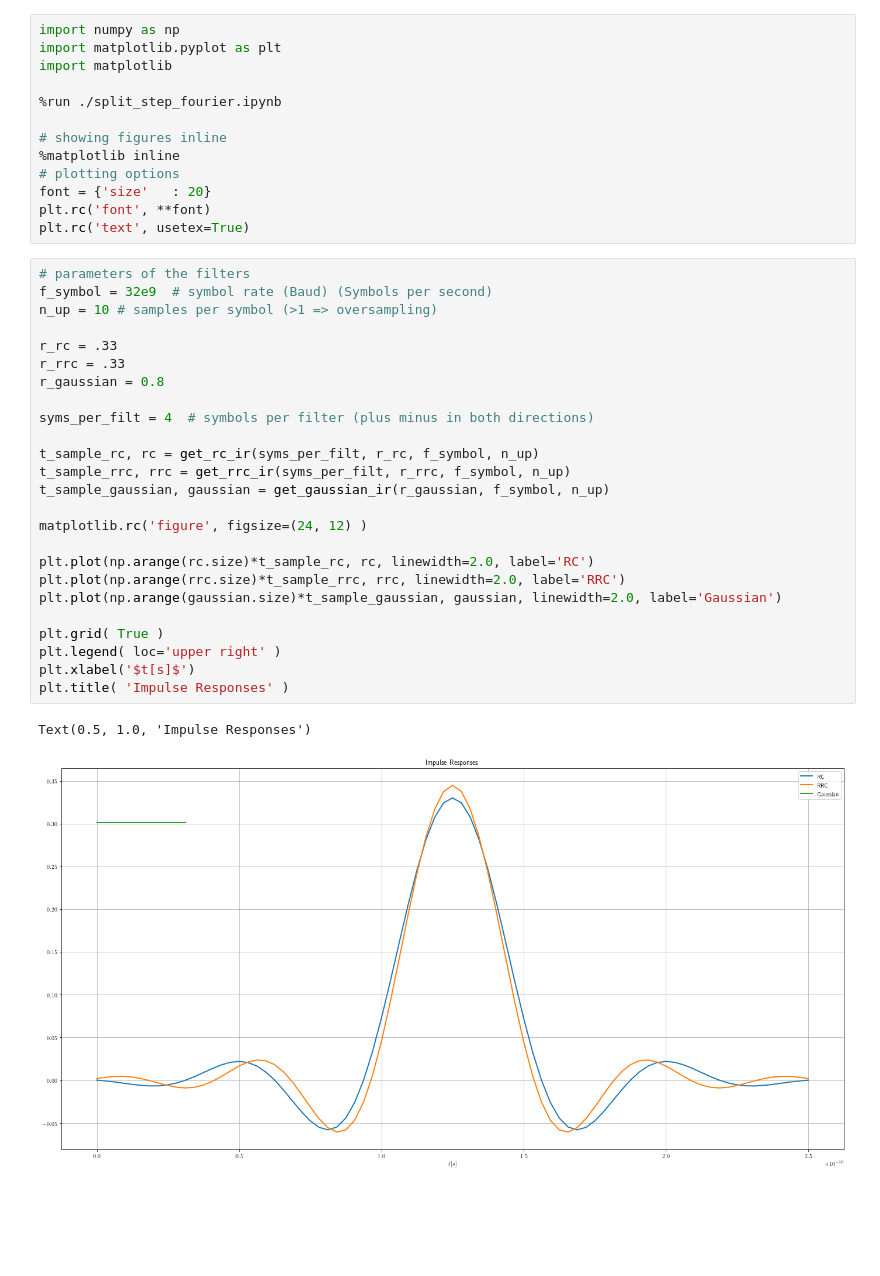
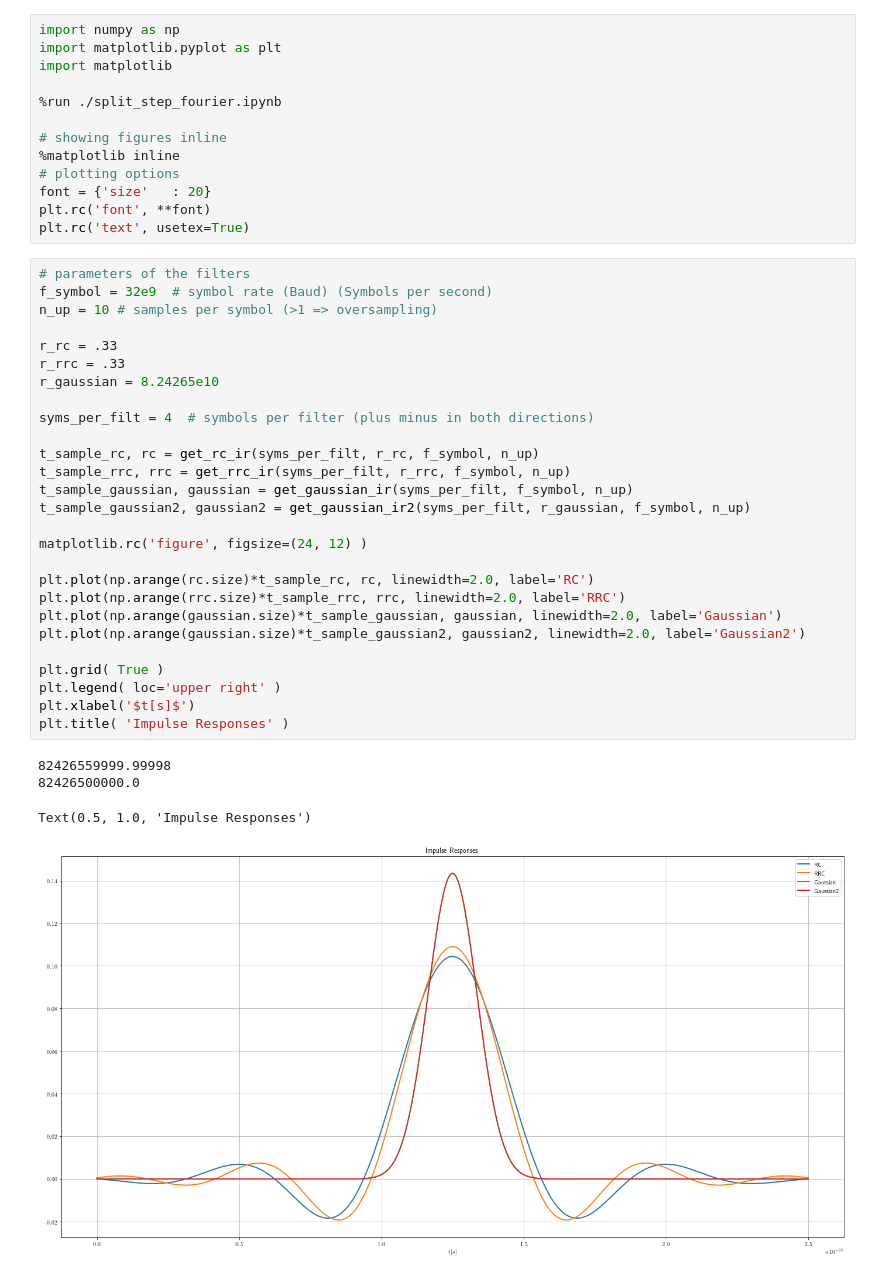
Before and after one commit to domrim/bachelorarbeit-code, a Jupyter notebook: jupyter-notebooks/tests.ipynb, the cells around one changed output. Saved outputs shown, nothing was run; the diff lists cells and outputs as text; blank space fills up the shorter version.

Commit message:
[FEAT] gaussian ir parameter autocalculated
99% of energy of gaussian pulse is between -T/2 and T/2

```diff
--- a/jupyter-notebooks/tests.ipynb
+++ b/jupyter-notebooks/tests.ipynb
@@ -14,31 +14,35 @@ plt.rc('text', usetex=True)
 # %%
 # parameters of the filters
 f_symbol = 32e9  # symbol rate (Baud) (Symbols per second)
 n_up = 10 # samples per symbol (>1 => oversampling)
 
 r_rc = .33
 r_rrc = .33
-r_gaussian = 0.8
+r_gaussian = 8.24265e10
 
 syms_per_filt = 4  # symbols per filter (plus minus in both directions)
 
 t_sample_rc, rc = get_rc_ir(syms_per_filt, r_rc, f_symbol, n_up)
 t_sample_rrc, rrc = get_rrc_ir(syms_per_filt, r_rrc, f_symbol, n_up)
-t_sample_gaussian, gaussian = get_gaussian_ir(r_gaussian, f_symbol, n_up)
+t_sample_gaussian, gaussian = get_gaussian_ir(syms_per_filt, f_symbol, n_up)
+t_sample_gaussian2, gaussian2 = get_gaussian_ir2(syms_per_filt, r_gaussian, f_symbol, n_up)
 
 matplotlib.rc('figure', figsize=(24, 12) )
 
 plt.plot(np.arange(rc.size)*t_sample_rc, rc, linewidth=2.0, label='RC')
 plt.plot(np.arange(rrc.size)*t_sample_rrc, rrc, linewidth=2.0, label='RRC')
 plt.plot(np.arange(gaussian.size)*t_sample_gaussian, gaussian, linewidth=2.0, label='Gaussian')
+plt.plot(np.arange(gaussian.size)*t_sample_gaussian2, gaussian2, linewidth=2.0, label='Gaussian2')
 
 plt.grid( True )
 plt.legend( loc='upper right' )
 plt.xlabel('$t[s]$')
 plt.title( 'Impulse Responses' )
 # %% [output]
-Text(0.5, 1.0, 'Impulse Responses')
+82426559999.99998
+82426500000.0
+Text(0.5, 1.0, 'Impulse Responses')
-[figure, old version]
+[figure, new version]
 # %%
 # Comparison of convolved rrc with rc
 
```
Also changed, not shown: parts of 3 cells of this notebook, 3 other files.
